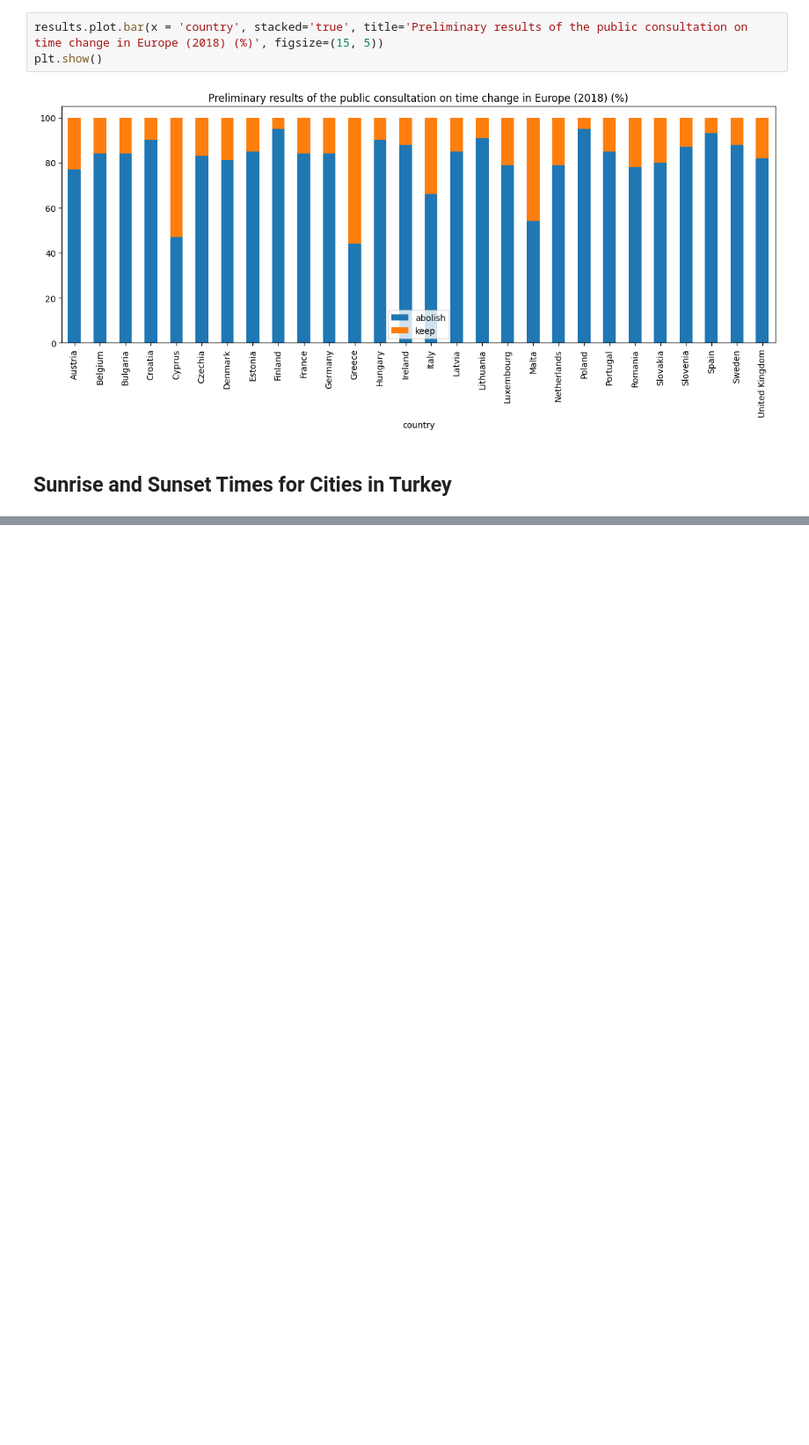
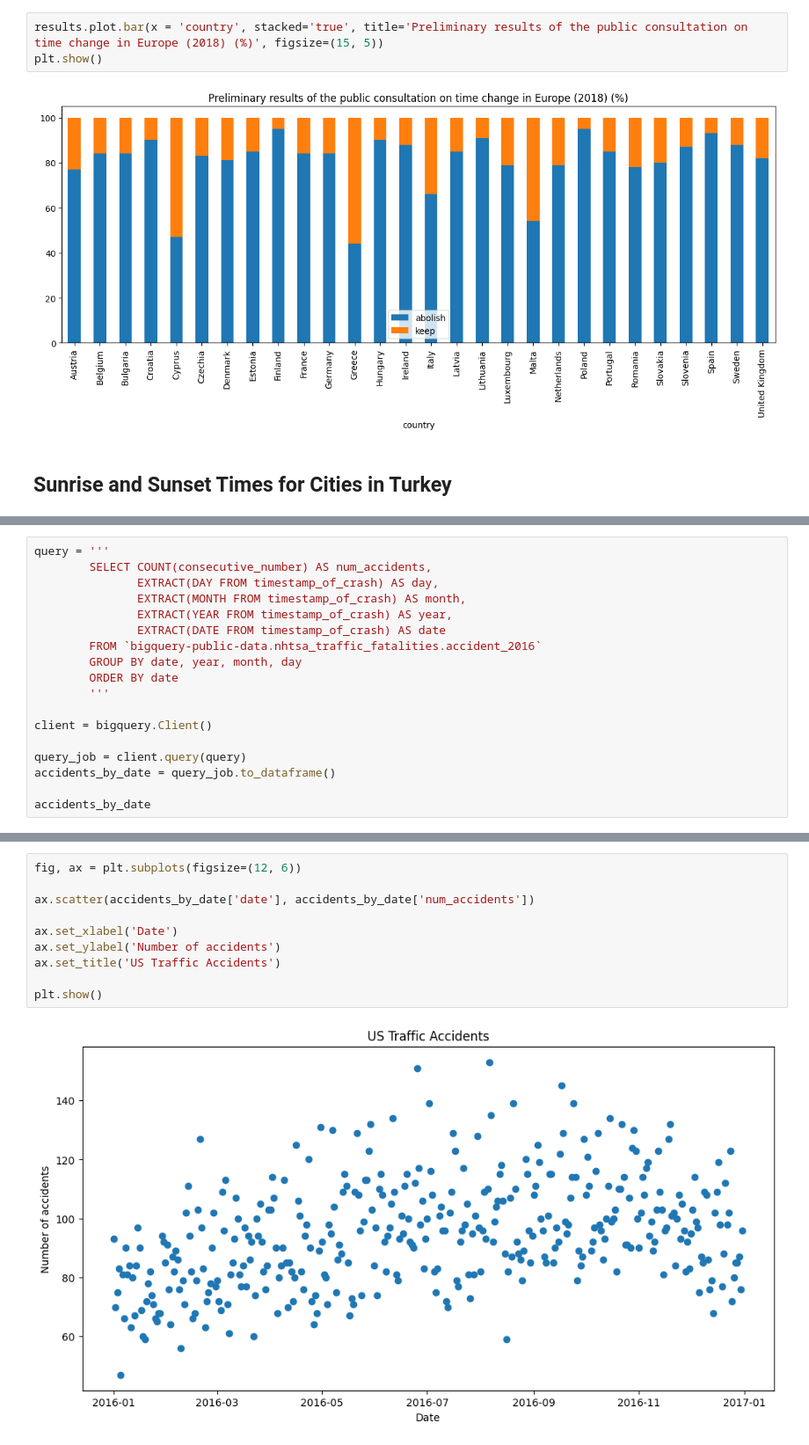
Before and after one commit to FlyinHedgehog/MAT388E-final-project, a Jupyter notebook: Final_Project.ipynb, the cells around one changed output, grey strips where cells are left out. Shown: that part at 88% size. Drawn from its saved outputs; the diff is of its cells as text; blank space fills up the shorter version.

```diff
--- a/Final_Project.ipynb
+++ b/Final_Project.ipynb
@@ -254,0 +268,18 @@ plt.show()
+# %%
+query = '''
+        SELECT COUNT(consecutive_number) AS num_accidents,
+               EXTRACT(DAY FROM timestamp_of_crash) AS day,
+               EXTRACT(MONTH FROM timestamp_of_crash) AS month,
+               EXTRACT(YEAR FROM timestamp_of_crash) AS year,
+               EXTRACT(DATE FROM timestamp_of_crash) AS date
+        FROM `bigquery-public-data.nhtsa_traffic_fatalities.accident_2016`
+        GROUP BY date, year, month, day
+        ORDER BY date
+        '''
+
+client = bigquery.Client()
+
+query_job = client.query(query)
+accidents_by_date = query_job.to_dataframe()
+
+accidents_by_date
@@ -254,0 +300,12 @@ plt.show()
+# %%
+fig, ax = plt.subplots(figsize=(12, 6))
+
+ax.scatter(accidents_by_date['date'], accidents_by_date['num_accidents'])
+
+ax.set_xlabel('Date')
+ax.set_ylabel('Number of accidents')
+ax.set_title('US Traffic Accidents')
+
+plt.show()
+# %% [output]
+[figure, added]
```
Also changed, not shown: parts of 5 cells of this notebook.
